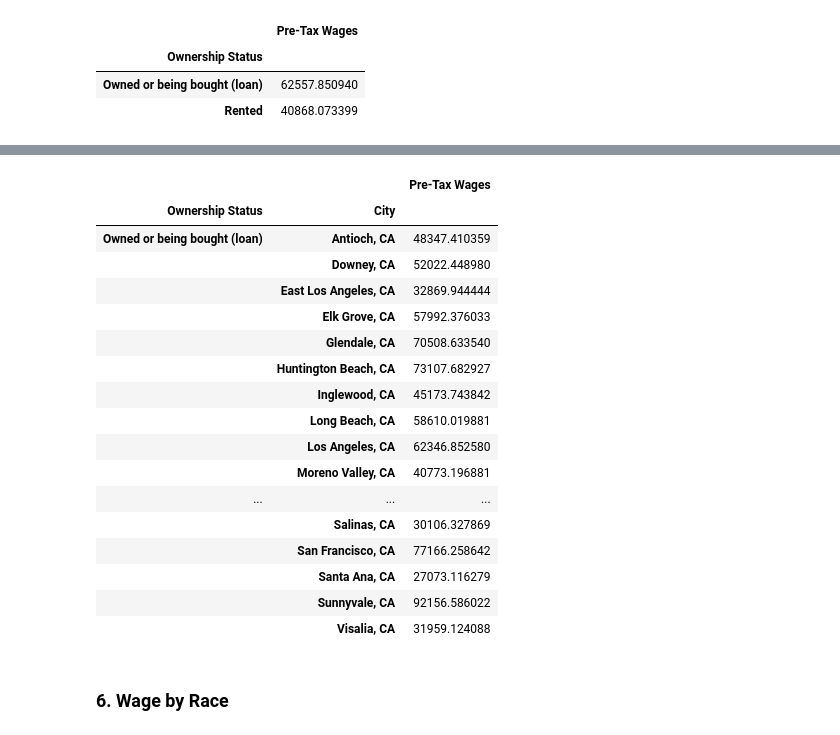
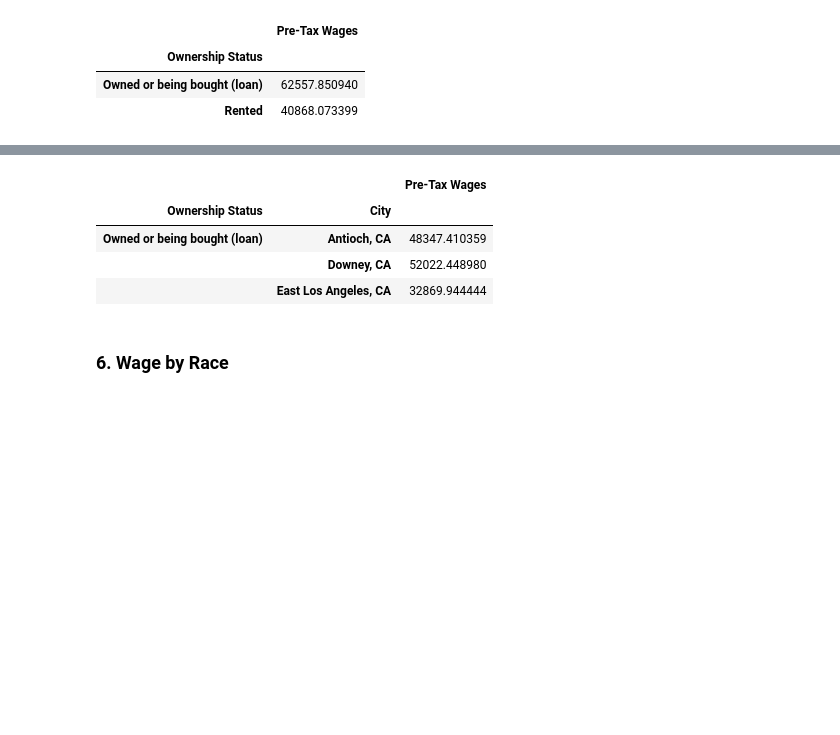
Before and after one commit to ds-modules/CP-113A, a Jupyter notebook: Final-Notebook2.ipynb, the cells around one changed output, grey strips where cells are left out. Saved outputs shown, nothing was run; the diff lists cells and outputs as text; code cells hidden in the pictures; blank space fills up the shorter version.

```diff
--- a/Final-Notebook2.ipynb
+++ b/Final-Notebook2.ipynb
@@ -573,25 +567,12 @@ own_inc_2007
 # %%
 own_inc_2017 = poverty_2017.groupby(['Ownership Status', 'City']).mean()[['Pre-Tax Wages']]
-own_inc_2017
+own_inc_2017.head(3)
 # %% [output]
 |  |  | Pre-Tax Wages |
 | Ownership Status | City |  |
 | Owned or being bought (loan) | Antioch, CA | 48347.410359 |
 |  | Downey, CA | 52022.448980 |
 |  | East Los Angeles, CA | 32869.944444 |
-|  | Elk Grove, CA | 57992.376033 |
-|  | Glendale, CA | 70508.633540 |
-|  | Huntington Beach, CA | 73107.682927 |
-|  | Inglewood, CA | 45173.743842 |
-|  | Long Beach, CA | 58610.019881 |
-|  | Los Angeles, CA | 62346.852580 |
-|  | Moreno Valley, CA | 40773.196881 |
-| ... | ... | ... |
-|  | Salinas, CA | 30106.327869 |
-|  | San Francisco, CA | 77166.258642 |
-|  | Santa Ana, CA | 27073.116279 |
-|  | Sunnyvale, CA | 92156.586022 |
-|  | Visalia, CA | 31959.124088 |
 # %% [markdown]
 ### 6. Wage by Race
 # %%
```
Also changed, not shown: parts of 57 cells of this notebook.
